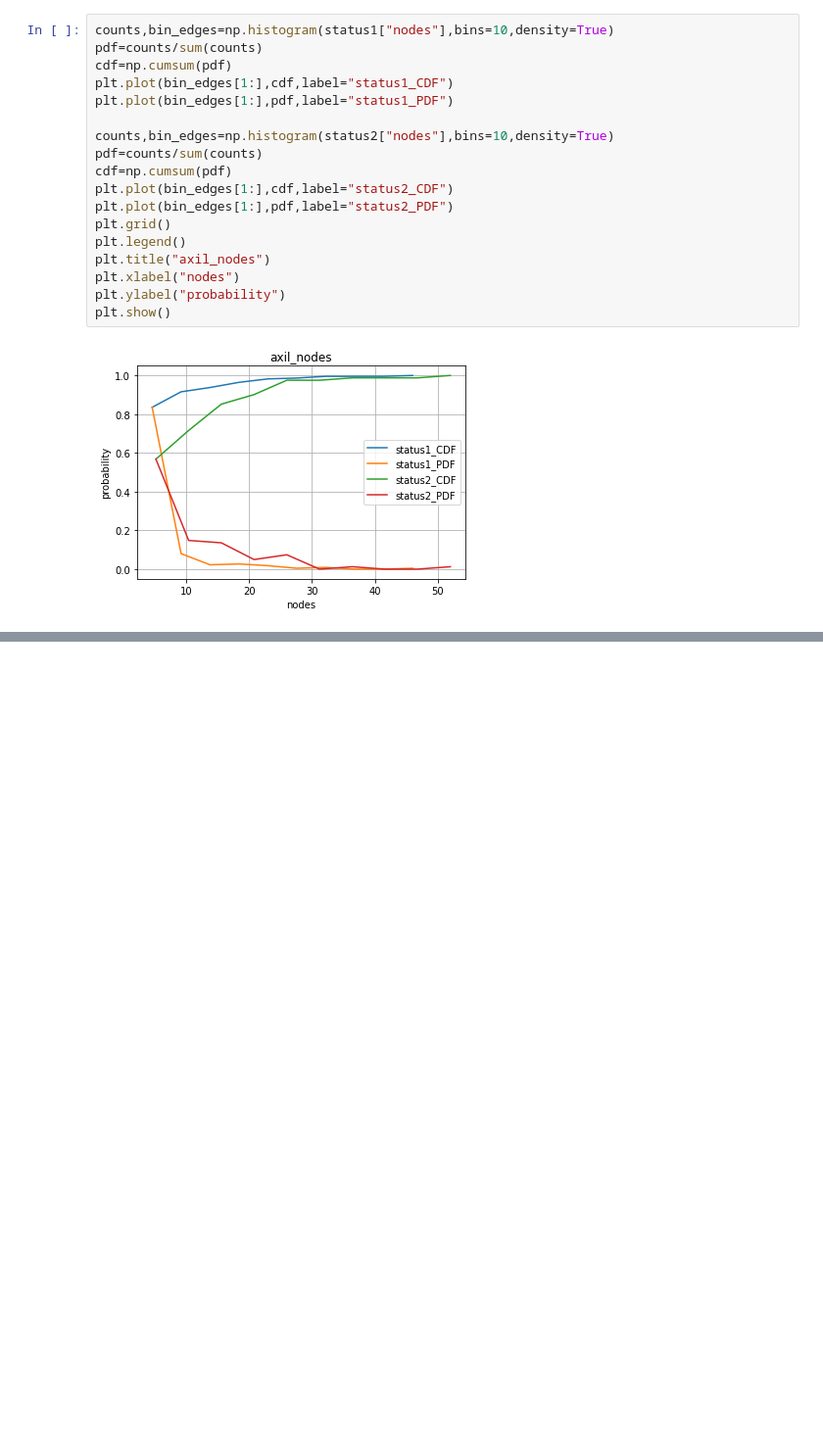
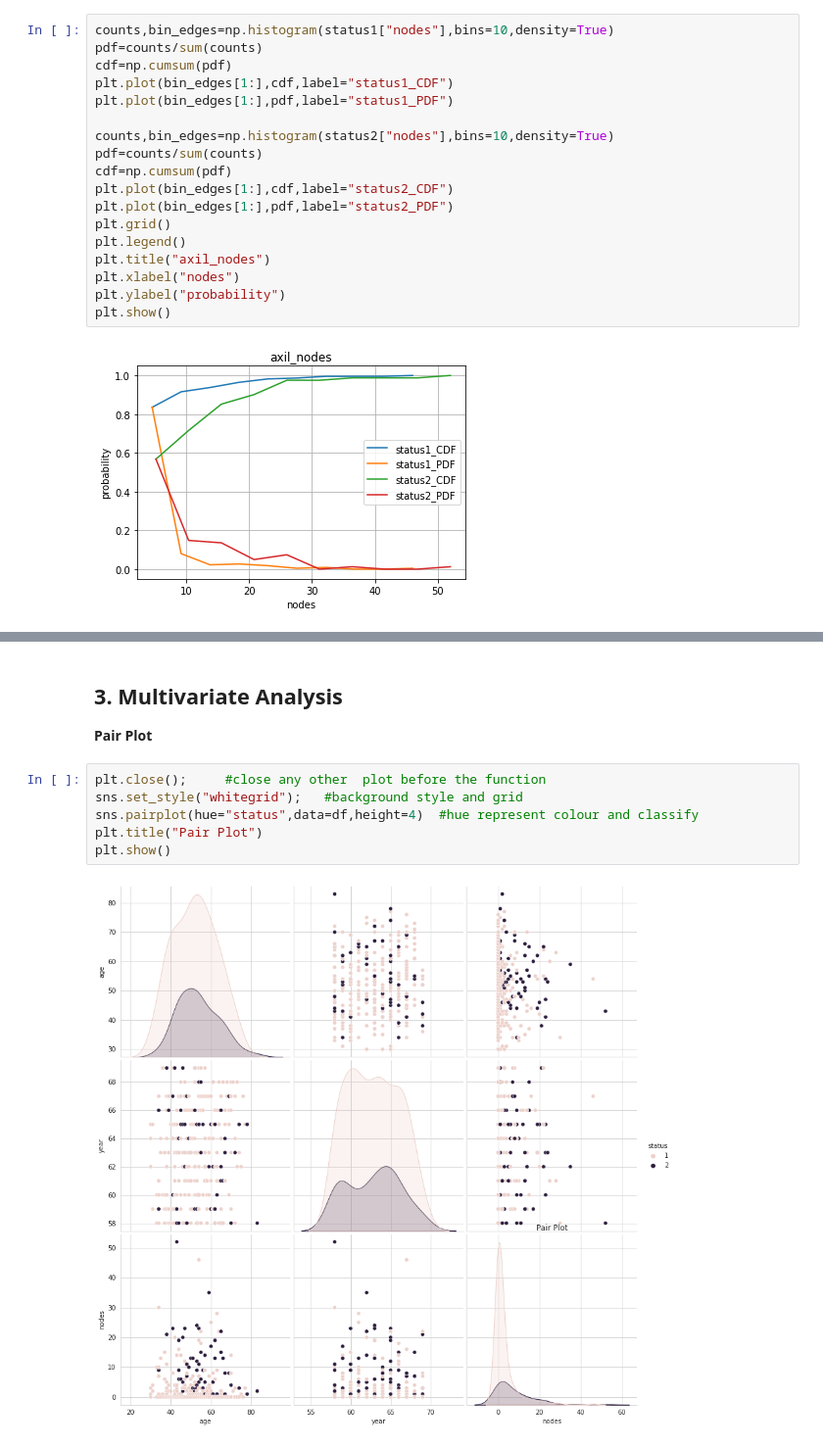
Before and after one commit to MohanVishe/Exploratory-Data-Analysis----Haberman-Dataset, a Jupyter notebook: Haberman_Data_Analysis_Individual_Project.ipynb, the cells around one changed output, grey strips where cells are left out. Shown at 98% size. Drawn from its saved outputs; the diff is of its cells as text; blank space fills up the shorter version.

```diff
--- a/Haberman_Data_Analysis_Individual_Project.ipynb
+++ b/Haberman_Data_Analysis_Individual_Project.ipynb
@@ -251,0 +328,12 @@ plt.show()
+# %% [markdown]
+## 3. Multivariate Analysis
+
+**Pair Plot**
+# %%
+plt.close();     #close any other  plot before the function
+sns.set_style("whitegrid");   #background style and grid
+sns.pairplot(hue="status",data=df,height=4)  #hue represent colour and classify
+plt.title("Pair Plot")
+plt.show()
+# %% [output]
+[figure, added]
```
Also changed, not shown: parts of 11 cells of this notebook.
